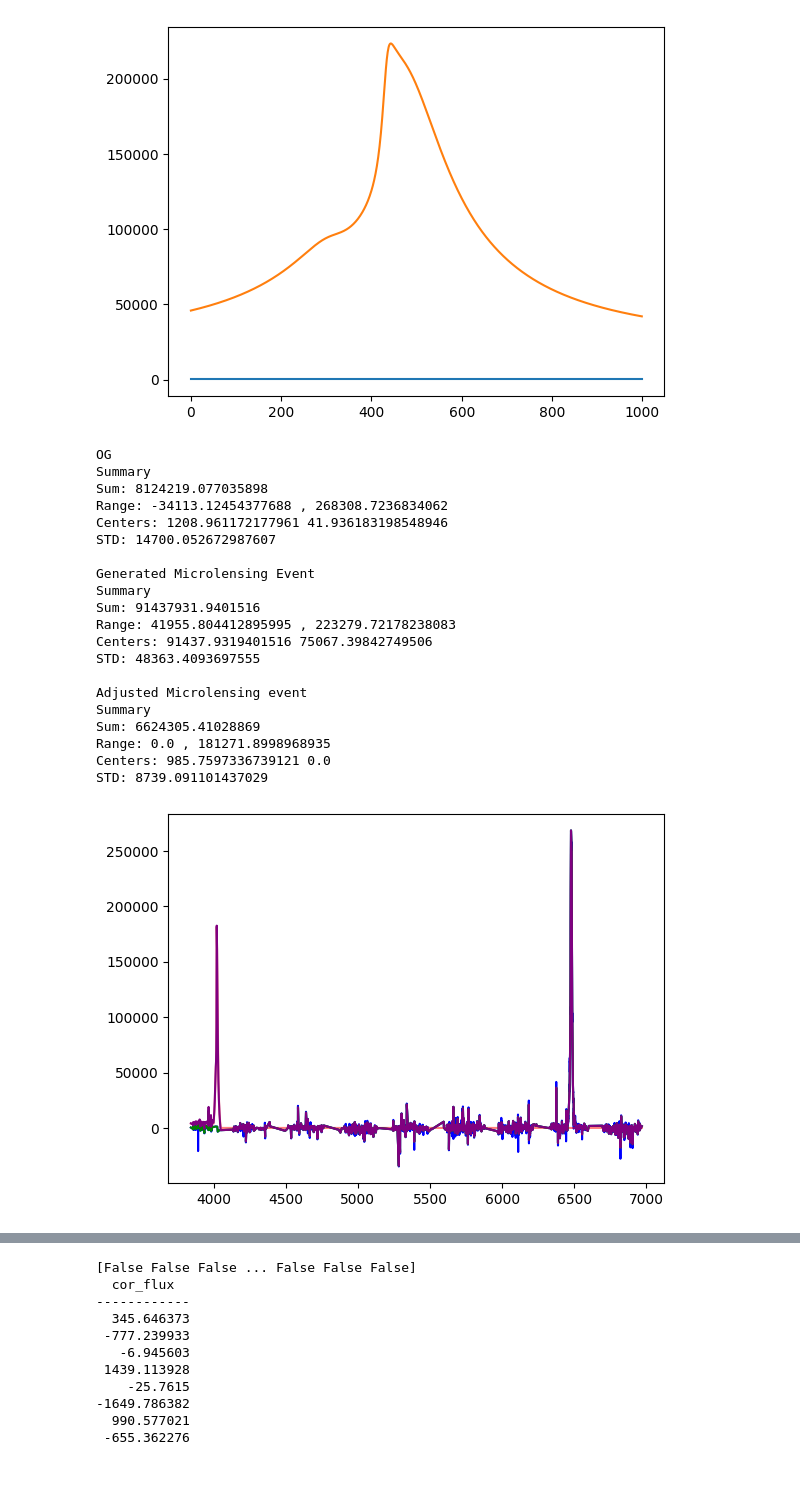
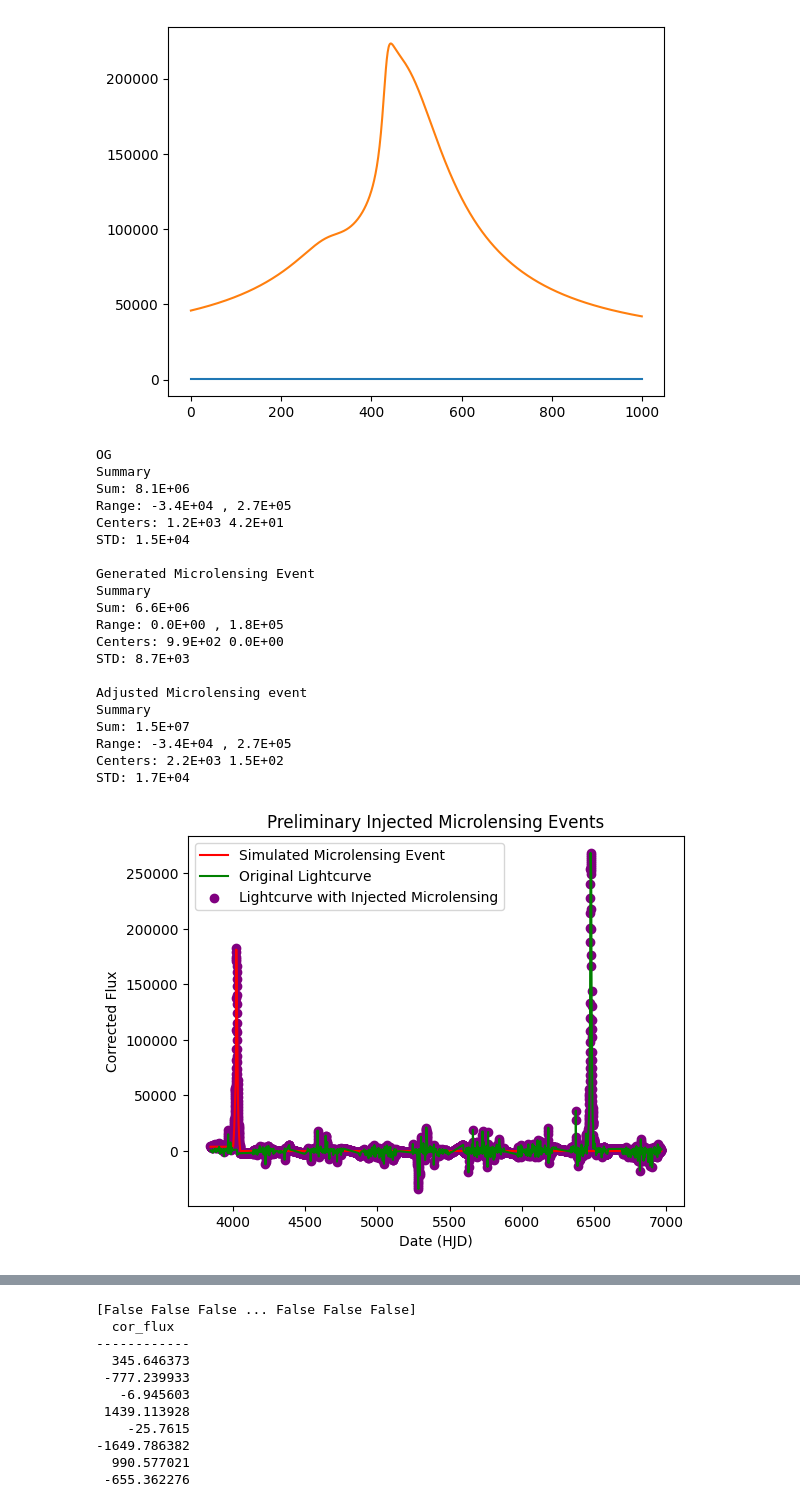
Before and after one commit to star-skelly/microlensing, a Jupyter notebook: mulens_ex.ipynb, the cells around one changed output, grey strips where cells are left out. Drawn from its saved outputs; the diff is of its cells as text; code cells hidden in the pictures; blank space fills up the shorter version.

```diff
--- a/mulens_ex.ipynb
+++ b/mulens_ex.ipynb
@@ -118,60 +118,67 @@ def generate_microlensing_event(sample):
     return x_filled, flux_gen_interpolated
 # %%
 import numpy as np
+from decimal import Decimal
+
 sample = curves[0].copy()
-plt.plot(sample['HJD'], sample["cor_flux"], color="blue")
+#plt.plot(sample['HJD'], sample["cor_flux"], color="blue")
 
 mask = np.isnan(sample["cor_flux"]) | (sample["cor_flux"] == 0)
 
 
 sample.remove_rows(np.where([c.data for c in sample.mask.itercols()])[-1])
 
 #sample.remove_rows(np.isnan(sample["cor_flux"]) | (sample["cor_flux"] == i))
 x_filled = np.linspace(min(sample['HJD']), max(sample['HJD']), 2 * len(sample['HJD']))
 sample_interpolated = np.interp(x_filled, sample['HJD'], sample['cor_flux'])
 def summarize(x):
     print("Summary")
-    print("Sum:", np.sum(x))
-    print("Range:", np.min(x), ",", np.max(x))
-    print("Centers:", np.mean(x), np.median(x))
-    print("STD:" ,np.std(x), "\n")
+    print("Sum:", '%.1E' % Decimal(np.sum(x)))
+    print("Range:", '%.1E' % Decimal(np.min(x)), ",", '%.1E' % Decimal(np.max(x)))
+    print("Centers:", '%.1E' % Decimal(np.mean(x)), '%.1E' % Decimal(np.median(x)))
+    print("STD:" ,'%.1E' % Decimal(np.std(x)), "\n")
 
 flux_gen_interpolated = np.interp(x_filled, np.arange(len(flux))/20 + 4000, flux) - min(flux)
 
 print("OG")
 summarize(sample_interpolated)
 print("Generated Microlensing Event")
-summarize(flux)
+summarize(flux_gen_interpolated)
 print("Adjusted Microlensing event")
-summarize(flux_gen_interpolated)
+summarize(sample_interpolated + flux_gen_interpolated)
 
-plt.plot(x_filled, flux_gen_interpolated, color="red", alpha=0.5) # shapes (6720,) and (1000,)
-plt.plot(x_filled, sample_interpolated, color="green")
-plt.plot(x_filled, sample_interpolated + flux_gen_interpolated, color="purple")
+plt.plot(x_filled, flux_gen_interpolated, color="red", label="Simulated Microlensing Event") # shapes (6720,) and (1000,)
+plt.plot(x_filled, sample_interpolated, color="green", label="Original Lightcurve")
+plt.scatter(x_filled, sample_interpolated + flux_gen_interpolated, color="purple", label="Lightcurve with Injected Microlensing")
+plt.legend()
+
+plt.ylabel("Corrected Flux")
+plt.xlabel("Date (HJD)")
+plt.title("Preliminary Injected Microlensing Events")
 plt.show()
 #plt.plot(sample['HJD'], sample["cor_flux"], color="red", alpha=0.5)
 # %% [output]
 OG
 Summary
-Sum: 8124219.077035898
-Range: -34113.12454377688 , 268308.7236834062
-Centers: 1208.961172177961 41.936183198548946
-STD: 14700.052672987607
+Sum: 8.1E+06
+Range: -3.4E+04 , 2.7E+05
+Centers: 1.2E+03 4.2E+01
+STD: 1.5E+04
 
 Generated Microlensing Event
 Summary
-Sum: 91437931.9401516
-Range: 41955.804412895995 , 223279.72178238083
-Centers: 91437.9319401516 75067.39842749506
-STD: 48363.4093697555
+Sum: 6.6E+06
+Range: 0.0E+00 , 1.8E+05
+Centers: 9.9E+02 0.0E+00
+STD: 8.7E+03
 
 Adjusted Microlensing event
 Summary
-Sum: 6624305.41028869
-Range: 0.0 , 181271.8998968935
-Centers: 985.7597336739121 0.0
-STD: 8739.091101437029
+Sum: 1.5E+07
+Range: -3.4E+04 , 2.7E+05
+Centers: 2.2E+03 1.5E+02
+STD: 1.7E+04
-[figure, old version]
+[figure, new version]
 # %%
 import matplotlib.pyplot as plt
 import numpy as np
```
Also changed, not shown: parts of 3 cells of this notebook, 1 other file.
